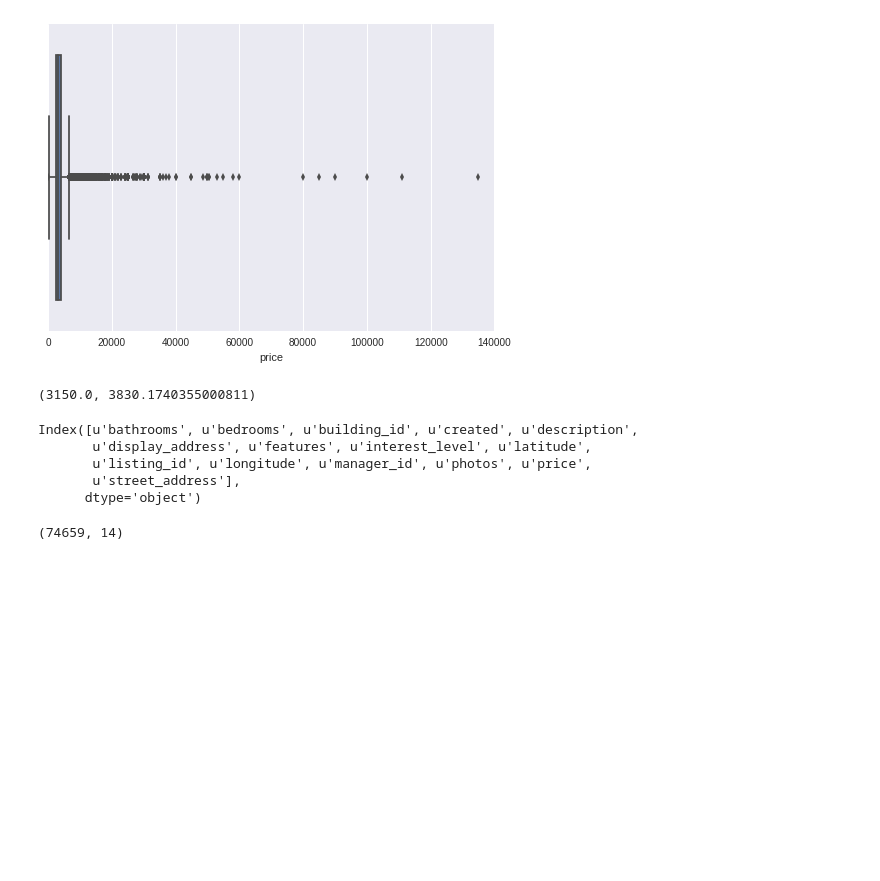
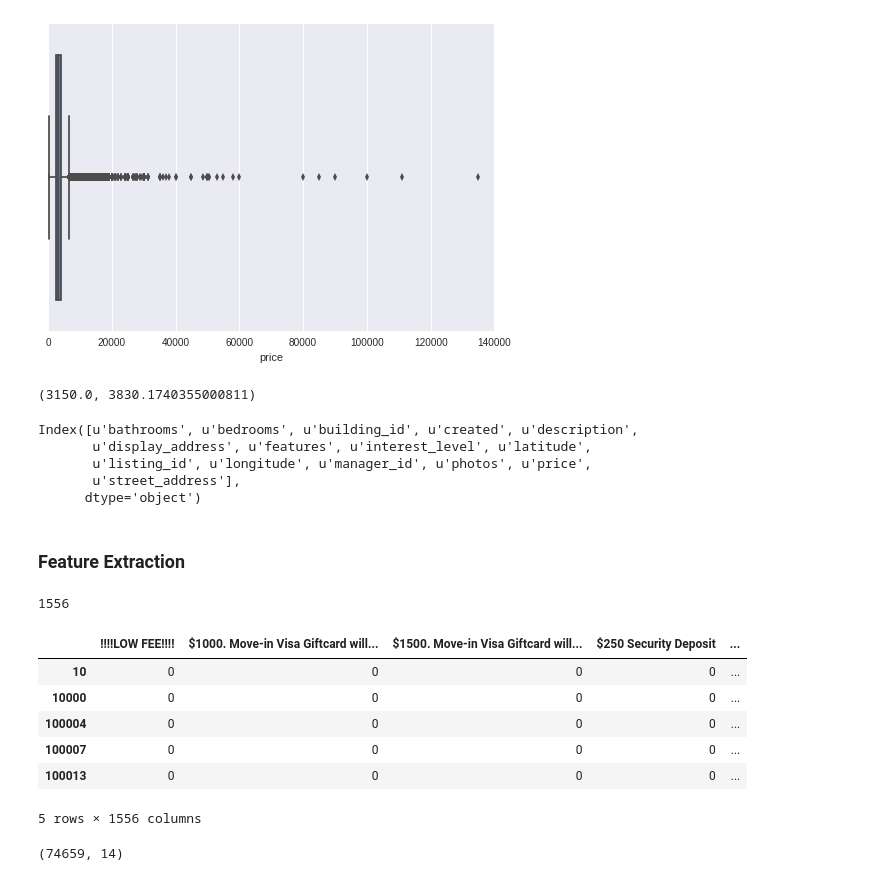
Before and after one commit to ah3200/renthop-kaggle, a Jupyter notebook: data_exploratory_analysis.ipynb, the cells around one changed output. Drawn from its saved outputs; the diff is of its cells as text; code cells hidden in the pictures; blank space fills up the shorter version.

Commit message:
update feature extraction

```diff
--- a/data_exploratory_analysis.ipynb
+++ b/data_exploratory_analysis.ipynb
@@ -157,3 +157,23 @@ Index([u'bathrooms', u'bedrooms', u'building_id', u'created', u'description',
        u'listing_id', u'longitude', u'manager_id', u'photos', u'price',
        u'street_address'],
       dtype='object')
+# %% [markdown]
+### Feature Extraction
+# %%
+train['feature_list'] = train['features'].map(lambda x: '|'.join(x))
+# %%
+train_feature_list = train.feature_list.str.get_dummies('|')
+# %%
+len(train_feature_list.columns)
+# %% [output]
+1556
+# %%
+train_feature_list.head()
+# %% [output]
+|  | !!!!LOW FEE!!!! | $1000. Move-in Visa Giftcard will... | $1500. Move-in Visa Giftcard will... | $250 Security Deposit | ... |
+| 10 | 0 | 0 | 0 | 0 | ... |
+| 10000 | 0 | 0 | 0 | 0 | ... |
+| 100004 | 0 | 0 | 0 | 0 | ... |
+| 100007 | 0 | 0 | 0 | 0 | ... |
+| 100013 | 0 | 0 | 0 | 0 | ... |
+5 rows × 1556 columns
```
Also changed, not shown: parts of 17 cells of this notebook.
